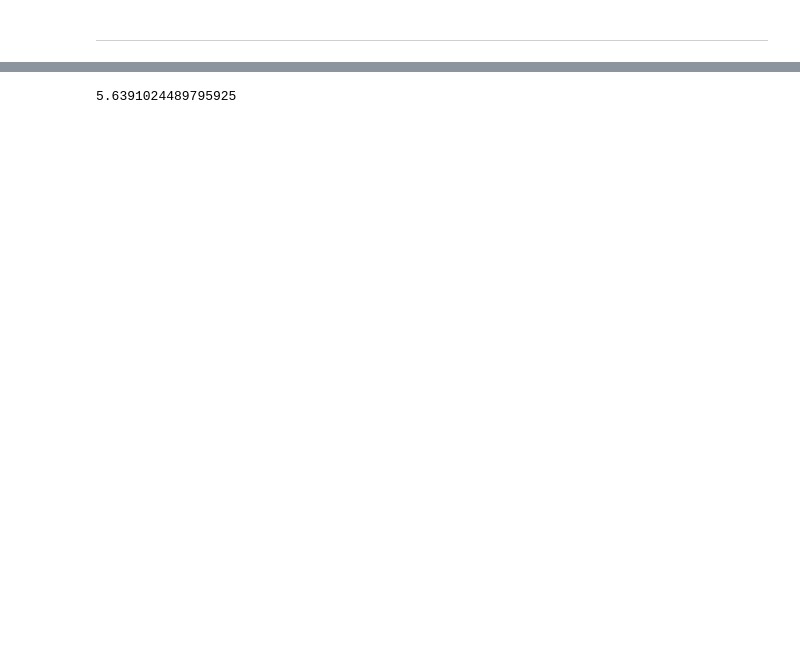
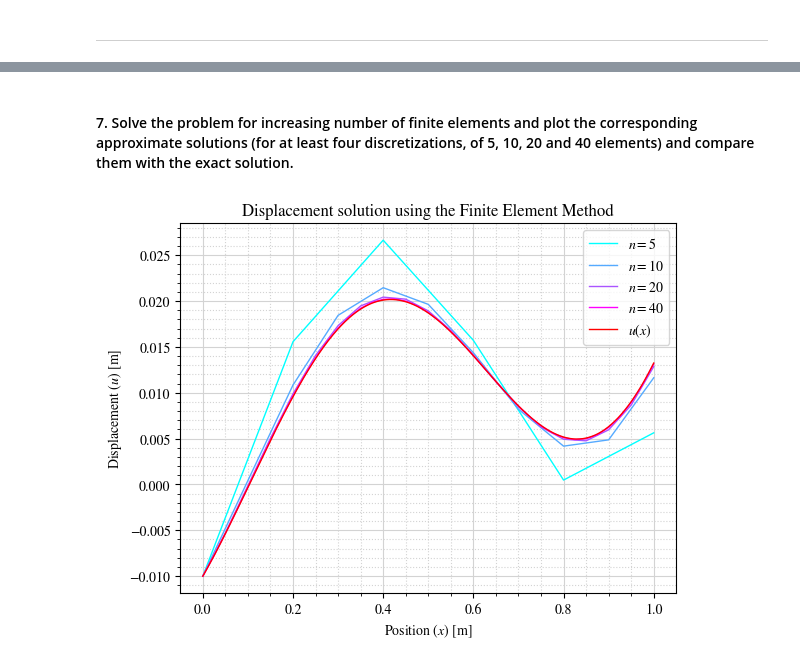
Before and after one commit to SerMarFe/CAE_exercices, a Jupyter notebook: practica1.ipynb, the cells around one changed output, grey strips where cells are left out. Saved outputs shown, nothing was run; the diff lists cells and outputs as text; code cells hidden in the pictures; blank space fills up the shorter version.

```diff
--- a/practica1.ipynb
+++ b/practica1.ipynb
@@ -280,4 +272,2 @@ Ep_que_cal = Ep(M,m,Rt+h)-Ep(M,m,Rt)
-# %%
-Ep_que_cal*1e-7
-# %% [output]
-5.6391024489795925
+# %% [markdown]
+#### 7. Solve the problem for increasing number of finite elements and plot the corresponding approximate solutions (for at least four discretizations, of 5, 10, 20 and 40 elements) and compare them with the exact solution.
@@ -283,0 +345,23 @@ Ep_que_cal*1e-7
+# %%
+nel_list = [5,10,20,40]
+x_nodes_vec, d_vec = zip(*[fem_solver(nel=nel, L=L, rho=rho,s=s, b=b) for nel in nel_list])
+# %%
+ax = plt.subplot(1,1,1)
+color_idx = np.linspace(0, 1, len(x_nodes_vec))
+for i in range(len(x_nodes_vec)):
+    plt.plot(x_nodes_vec[i],d_vec[i], label=f'$n = {nel_list[i]}$', color=plt.cm.cool(color_idx[i]), linestyle='-', lw=1)
+
+plt.plot(x_range,u_sol_eval, label='$u(x)$', color='r', linestyle='-', lw=1)
+
+plt.title(r'Displacement solution using the Finite Element Method')
+plt.xlabel('Position ($x$) [m]')
+plt.ylabel('Displacement ($u$) [m]')
+plt.minorticks_on()
+plt.grid(True, which='major', zorder=0, color='lightgray', linestyle='-')
+plt.grid(True, which='minor', zorder=-1, color='lightgray', linestyle=':')
+# plt.ylim(min(u_sol_eval)*1.2,max(d)*1.2)
+plt.savefig('figures/solution_1_7_fem.svg',format="svg")
+plt.legend()
+plt.show()
+# %% [output]
+[figure, added]
```
Also changed, not shown: parts of 10 cells of this notebook, 2 other files.
